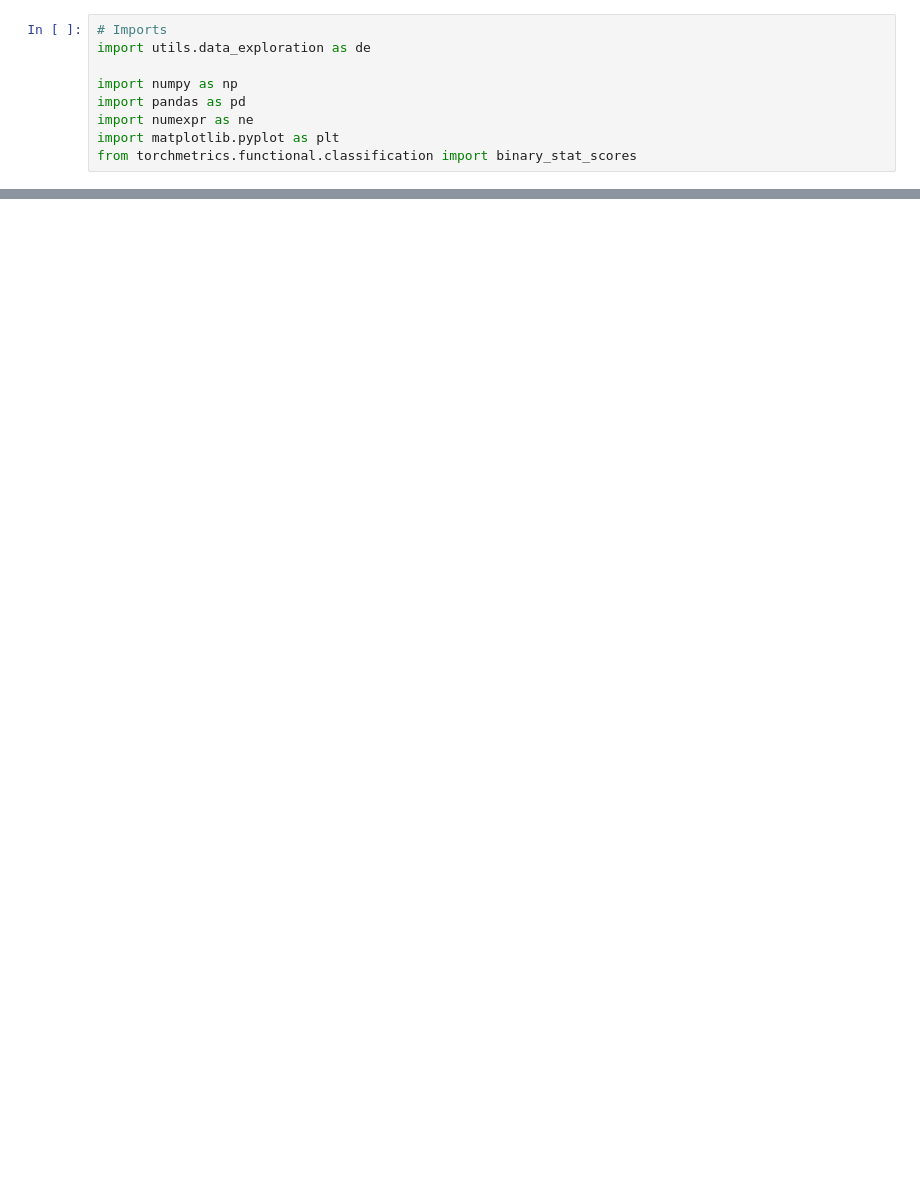
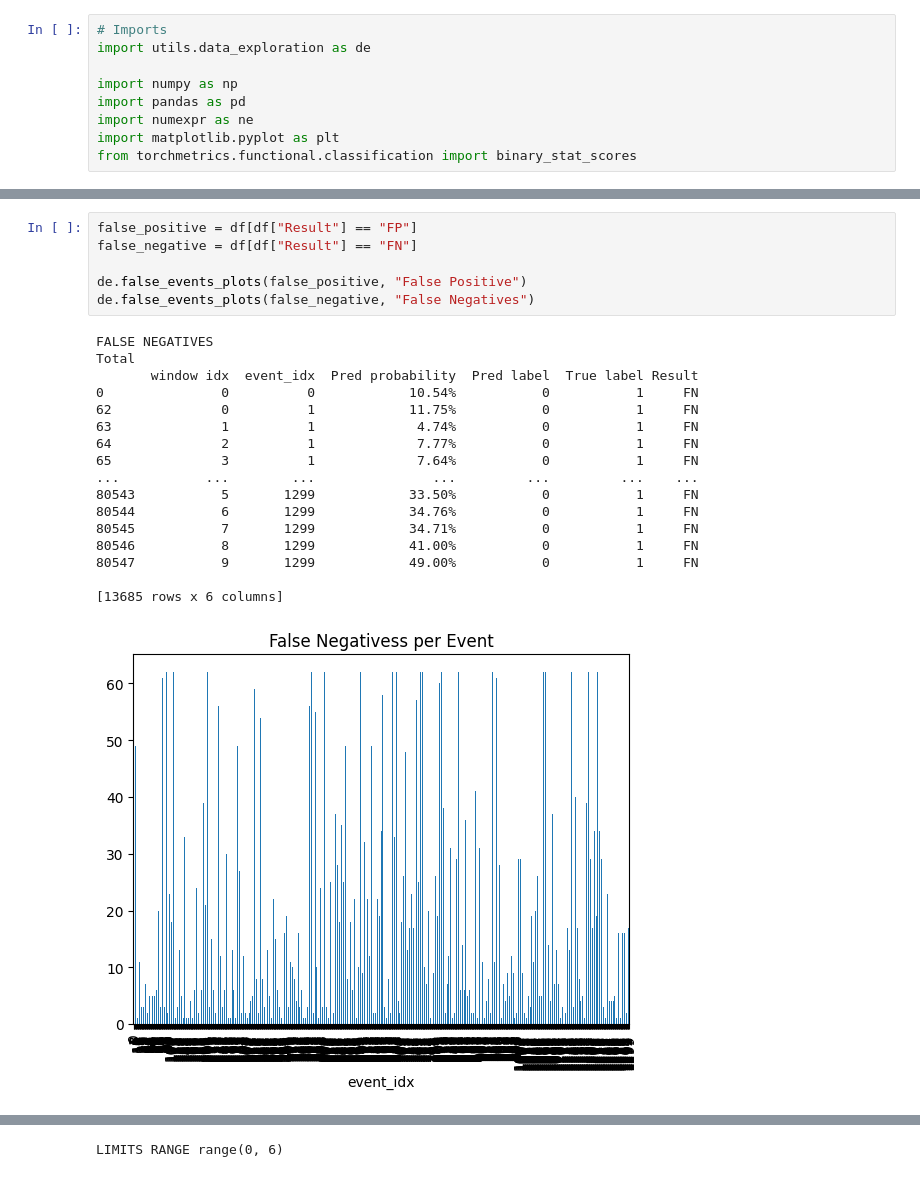
Before and after one commit to alvarohc777/pyTorch, a Jupyter notebook: data_exploration.ipynb, the cells around one changed output, grey strips where cells are left out. Drawn from its saved outputs; the diff is of its cells as text; blank space fills up the shorter version.

```diff
--- a/data_exploration.ipynb
+++ b/data_exploration.ipynb
@@ -103,0 +23,24 @@ LIMITS RANGE range(0, 6)
+# %%
+false_positive = df[df["Result"] == "FP"]
+false_negative = df[df["Result"] == "FN"]
+
+de.false_events_plots(false_positive, "False Positive")
+de.false_events_plots(false_negative, "False Negatives")
+# %% [output]
+FALSE NEGATIVES
+Total
+       window idx  event_idx  Pred probability  Pred label  True label Result
+0               0          0            10.54%           0           1     FN
+62              0          1            11.75%           0           1     FN
+63              1          1             4.74%           0           1     FN
+64              2          1             7.77%           0           1     FN
+65              3          1             7.64%           0           1     FN
+...           ...        ...               ...         ...         ...    ...
+80543           5       1299            33.50%           0           1     FN
+80544           6       1299            34.76%           0           1     FN
+80545           7       1299            34.71%           0           1     FN
+80546           8       1299            41.00%           0           1     FN
+80547           9       1299            49.00%           0           1     FN
+
+[13685 rows x 6 columns]
+[figure, added]
@@ -103,0 +48 @@ LIMITS RANGE range(0, 6)
+LIMITS RANGE range(0, 6)
```
Also changed, not shown: parts of 9 cells of this notebook.
